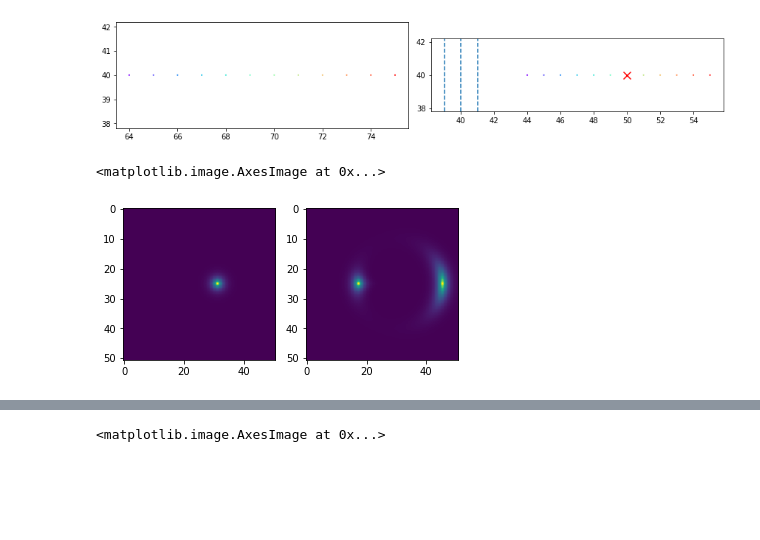
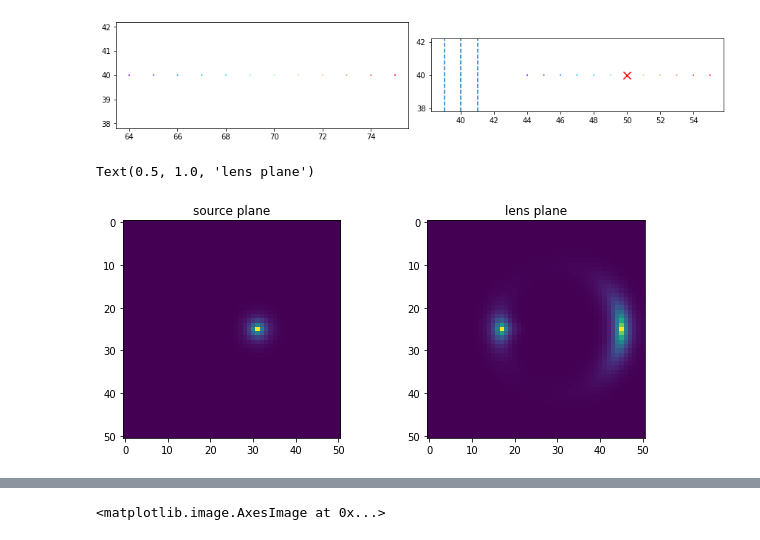
Before and after one commit to giga-lens/gigalens, a Jupyter notebook: jax-demo-dev-sim-only_SIS.ipynb, the cells around one changed output, grey strips where cells are left out. Drawn from its saved outputs; the diff is of its cells as text; code cells hidden in the pictures; blank space fills up the shorter version.

```diff
--- a/jax-demo-dev-sim-only_SIS.ipynb
+++ b/jax-demo-dev-sim-only_SIS.ipynb
@@ -538,24 +538,27 @@ plt.tight_layout()
 # %%
 # create an the unlensed source light
 # for lightModel, p in zip(self.phys_model.lens_light, lens_light_params):
 sim_config = SimulatorConfig(delta_pix=delta_pix, num_pix=num_pix, supersample=supersample, kernel=kernel)
 # phys_model = PhysicalModel([epl.EPL(50), shear.Shear()], [sersic.SersicEllipse(use_lstsq=False)], [sersic.SersicEllipse(use_lstsq=False)])
-src_model = PhysicalModel([], [], [sersic.SersicEllipse(use_lstsq=False)])
+xphys_model = PhysicalModel([[sis.SIS()]], [], [sersic.SersicEllipse(use_lstsq=False)])
 
-src_sim = LensSimulator(src_model, sim_config, bs=1)
+src_sim = LensSimulator(xphys_model, sim_config, bs=1)
 
 # type(src_sim)
 source_light = [{'R_sersic': 0.1, 'n_sersic': 1.0, 'e1': 0., 'e2': 0., 'center_x': src_ctrx, 'center_y': src_ctry, 'Ie': Ie_src}]
 
 
-fig, (ax1, ax2) = plt.subplots(1, 2)
+fig, (ax1, ax2) = plt.subplots(1, 2, figsize=(10, 4))
 
-testimg = src_model.source_light[0].light(imgX, imgY, **source_light[0])
-ax1.imshow(testimg)
+srcimg = xphys_model.source_light[0].light(imgX, imgY, **source_light[0])
+ax1.imshow(srcimg)
+ax1.set_title('source plane')
 
-testimg2 = src_model.source_light[0].light(beta_x, beta_y, **source_light[0])
-ax2.imshow(testimg2)
-ax2.set_title('lensed
+lensed_srcimg = xphys_model.source_light[0].light(beta_x, beta_y, **source_light[0])
+ax2.imshow(lensed_srcimg)
+ax2.set_title('lens plane')
+
+# delensed_srcimg = lensed_srcimg -
 # %% [output]
-<matplotlib.image.AxesImage at 0x...>
+Text(0.5, 1.0, 'lens plane')
-[figure, old version]
+[figure, new version]
```
Also changed, not shown: parts of 2 cells of this notebook.
